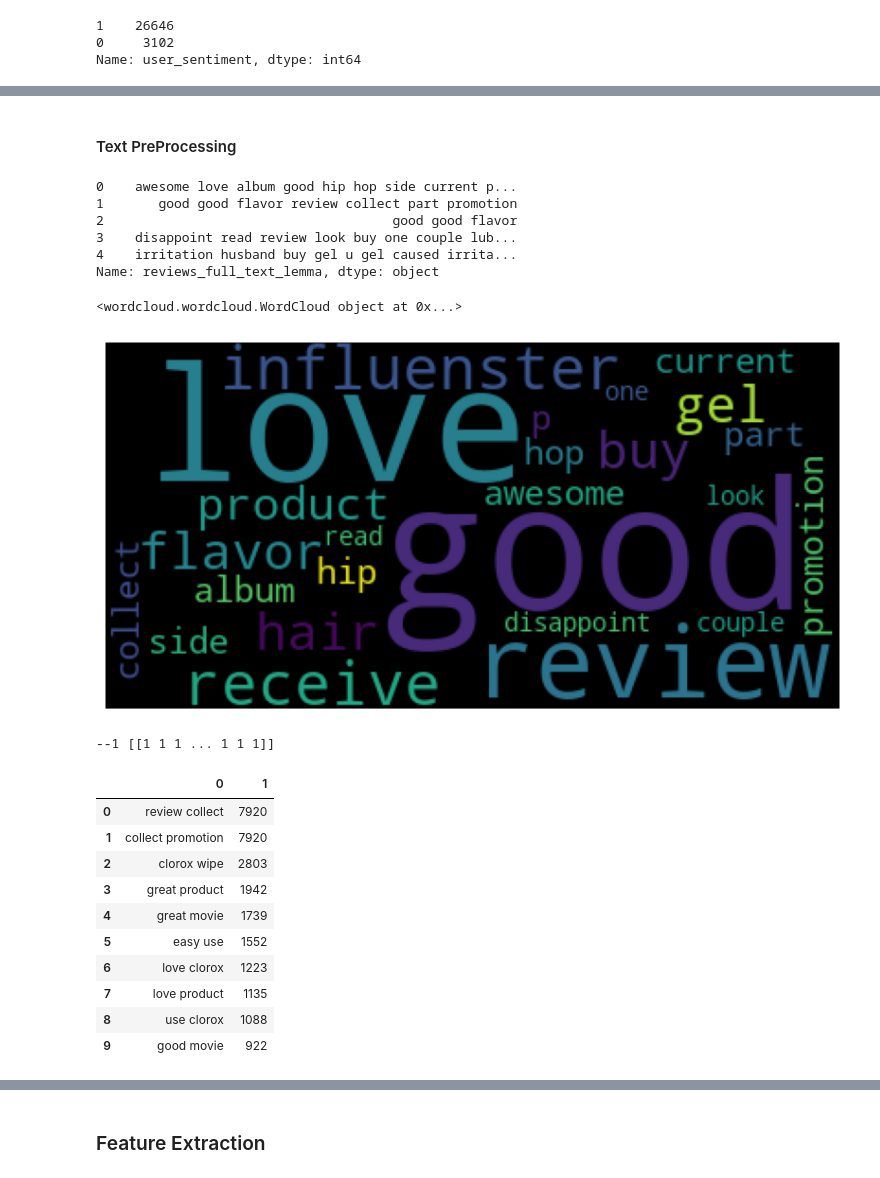
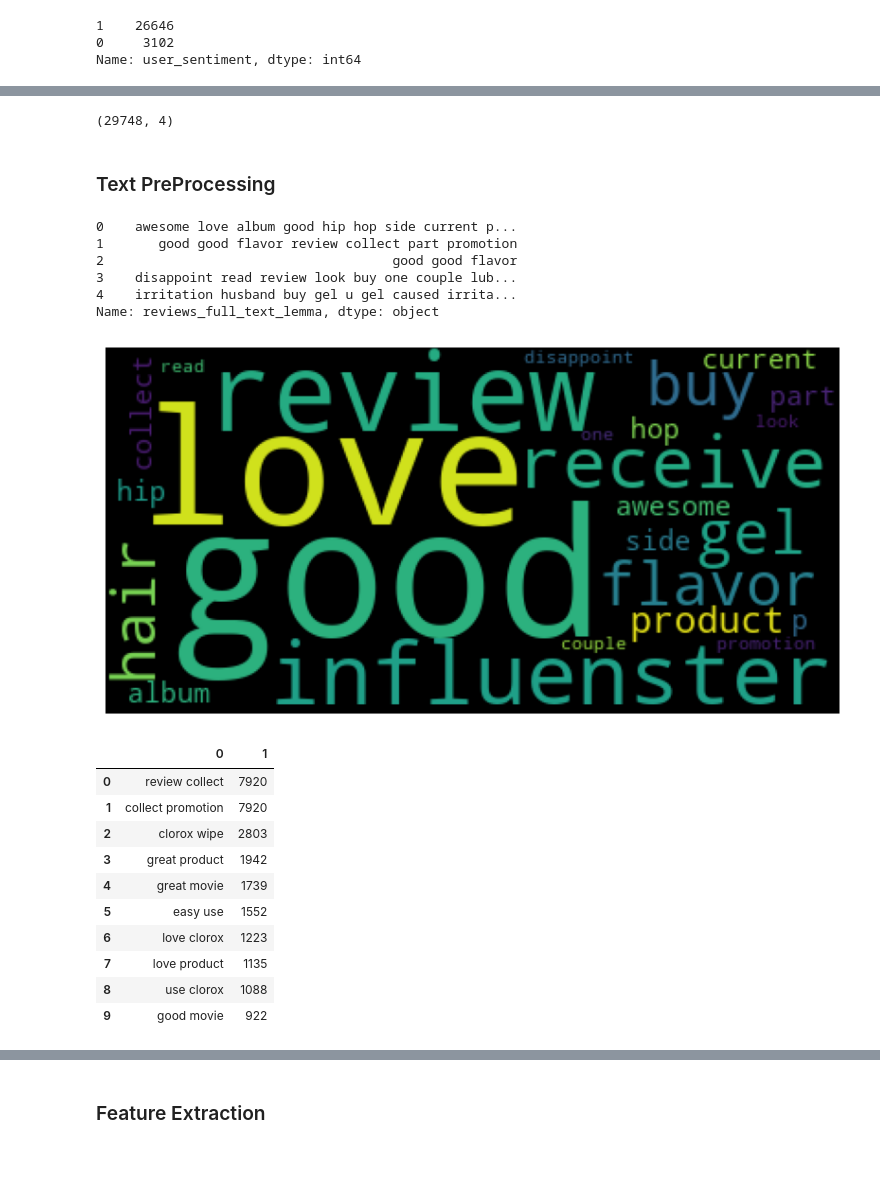
Before and after one commit to Awadhesh43/capstone-sentiment-based-recommender, a Jupyter notebook: Sentiment-Based-Product-Recommendation.ipynb, the cells around one changed output, grey strips where cells are left out. Saved outputs shown, nothing was run; the diff lists cells and outputs as text; code cells hidden in the pictures.

```diff
--- a/Sentiment-Based-Product-Recommendation.ipynb
+++ b/Sentiment-Based-Product-Recommendation.ipynb
@@ -306,8 +285,13 @@ memory usage: 2.5+ MB
 | 1 | AV14LG0R-jtxr-f38QfS | Lundberg Organic Cinnamon Toast R... | Good. Good flavor. This review wa... | 1 |
 | 2 | AV14LG0R-jtxr-f38QfS | Lundberg Organic Cinnamon Toast R... | Good. Good flavor. | 1 |
 | 3 | AV16khLE-jtxr-f38VFn | K-Y Love Sensuality Pleasure Gel | Disappointed. I read through the ... | 0 |
+# %%
+df_classification.shape
+# 29748 rows and 4 columns
+# %% [output]
+(29748, 4)
 # %% [markdown]
-#### Text PreProcessing
+### Text PreProcessing
 # %%
 # NLP Text Preprocessing for the classification modelling
 # create functions for different NLP tasks for the review data
@@ -365,7 +349,6 @@ Name: reviews_full_text_lemma, dtype: object
 # %%
 # Build a word cloud to find the top 25 words by frequency among all the reviews after processing the text
 wordcloud = WordCloud(stopwords=stop_words,max_words=25).generate(str(df_classification.reviews_full_text_lemma))
-print(wordcloud)
 plt.figure(figsize= (10,10))
 plt.imshow(wordcloud)
 plt.axis('off')
@@ -373,49 +356,40 @@ plt.show()
 
 # Function to get the most common words from the feature
 def getMostCommonWords(reviews, n_most_common):
     # flatten lemma review column into a list of words, and set to lowercase
     flattened_reviews = [word for review in reviews for word in \
                          review.lower().split()]
     # remove punctuation from reviews
     flattened_reviews = [''.join(char for char in review if \
                                  char not in string.punctuation) for \
                          review in flattened_reviews]
     # remove any empty strings that were created by this process
     flattened_reviews = [review for review in flattened_reviews if review]
     return Counter(flattened_reviews).most_common(n_most_common)
 
 # Get 15 common words for positive reviews
 pos_reviews = df_classification[df_classification['user_sentiment']==1]
 getMostCommonWords(pos_reviews['reviews_full_text_lemma'],15)
 
 # Get 15 common words for negative reviews
 neg_reviews = df_classification[df_classification['user_sentiment']==0]
 getMostCommonWords(neg_reviews['reviews_full_text_lemma'],15)
 
 # create a function to get the ngrams frequency of the reviews
 def get_top_n_ngram(corpus, n_gram_range ,n=None):
     vec = CountVectorizer(ngram_range=(n_gram_range, n_gram_range), stop_words='english').fit(corpus)
     bag_of_words = vec.transform(corpus)
-    #print(bag_of_words)
     sum_words = bag_of_words.sum(axis=0)
-    print("--1",sum_words)
-    for word, idx in vec.vocabulary_.items():
-        #print(word)
-        #print(idx)
-        break
     words_freq = [(word, sum_words[0, idx]) for word, idx in vec.vocabulary_.items()]
-    #print("-31",words_freq)
-    words_freq =sorted(words_freq, key = lambda x: x[1], reverse=True)
+    words_freq = sorted(words_freq, key = lambda x: x[1], reverse=True)
     return words_freq[:n]
 # %% [output]
-<wordcloud.wordcloud.WordCloud object at 0x...>
-[figure, old version]
+[figure, new version]
 # %%
 #Print the top 10 bigrams for positive reviews
 common_words = get_top_n_ngram(pos_reviews['reviews_full_text_lemma'], 2, 10)
-print(pd.DataFrame(common_words))
+pd.DataFrame(common_words)
 # %% [output]
---1 [[1 1 1 ... 1 1 1]]
 |  | 0 | 1 |
 | 0 | review collect | 7920 |
 | 1 | collect promotion | 7920 |
```
Also changed, not shown: parts of 44 cells of this notebook, 11 other files.
